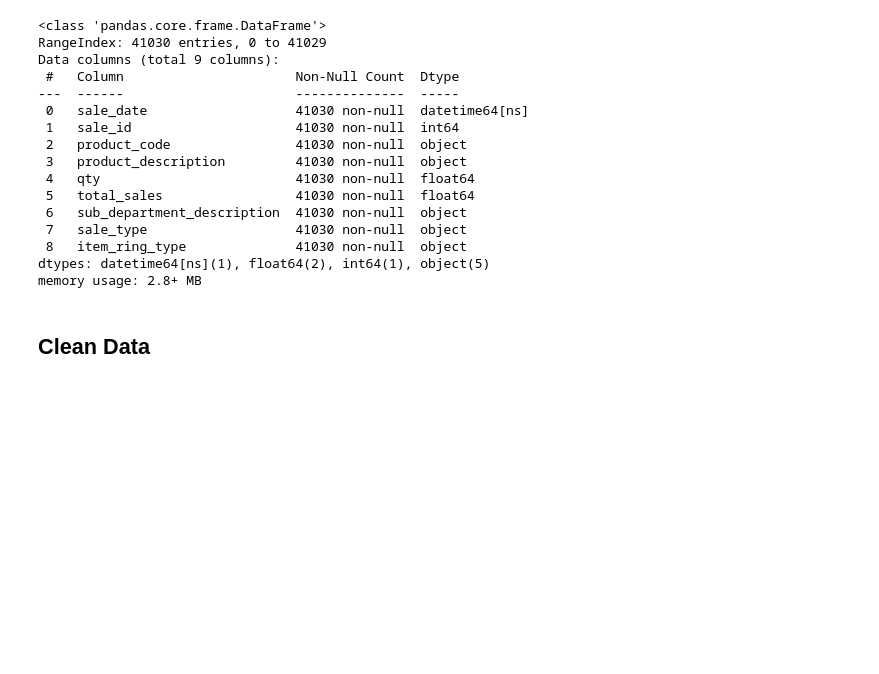
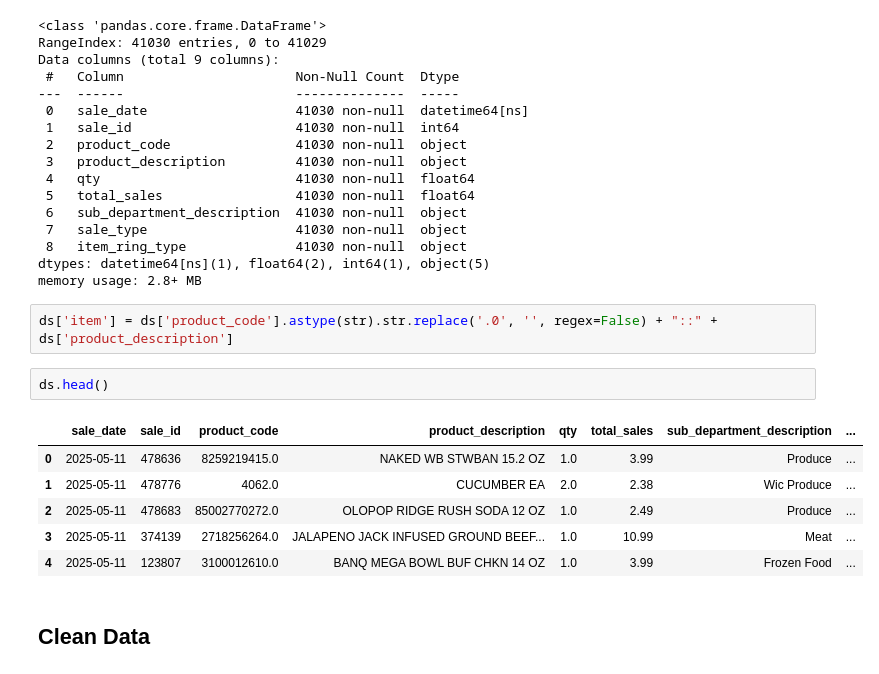
Before and after one commit to C5m7b4/maths, a Jupyter notebook: playgrounds/item_comparison.ipynb, the cells around one changed output. Drawn from its saved outputs; the diff is of its cells as text; blank space fills up the shorter version.

```diff
--- a/playgrounds/item_comparison.ipynb
+++ b/playgrounds/item_comparison.ipynb
@@ -79,6 +85,17 @@ Data columns (total 9 columns):
  8   item_ring_type              41030 non-null  object
 dtypes: datetime64[ns](1), float64(2), int64(1), object(5)
 memory usage: 2.8+ MB
+# %%
+ds['item'] = ds['product_code'].astype(str).str.replace('.0', '', regex=False) + "::" + ds['product_description']
+# %%
+ds.head()
+# %% [output]
+|  | sale_date | sale_id | product_code | product_description | qty | total_sales | sub_department_description | ... |
+| 0 | 2025-05-11 | 478636 | 8259219415.0 | NAKED WB STWBAN 15.2 OZ | 1.0 | 3.99 | Produce | ... |
+| 1 | 2025-05-11 | 478776 | 4062.0 | CUCUMBER EA | 2.0 | 2.38 | Wic Produce | ... |
+| 2 | 2025-05-11 | 478683 | 85002770272.0 | OLOPOP RIDGE RUSH SODA 12 OZ | 1.0 | 2.49 | Produce | ... |
+| 3 | 2025-05-11 | 374139 | 2718256264.0 | JALAPENO JACK INFUSED GROUND BEEF... | 1.0 | 10.99 | Meat | ... |
+| 4 | 2025-05-11 | 123807 | 3100012610.0 | BANQ MEGA BOWL BUF CHKN 14 OZ | 1.0 | 3.99 | Frozen Food | ... |
 # %% [markdown]
 ## Clean Data
 # %%
```
Also changed, not shown: parts of 13 cells of this notebook, 14 other files.
